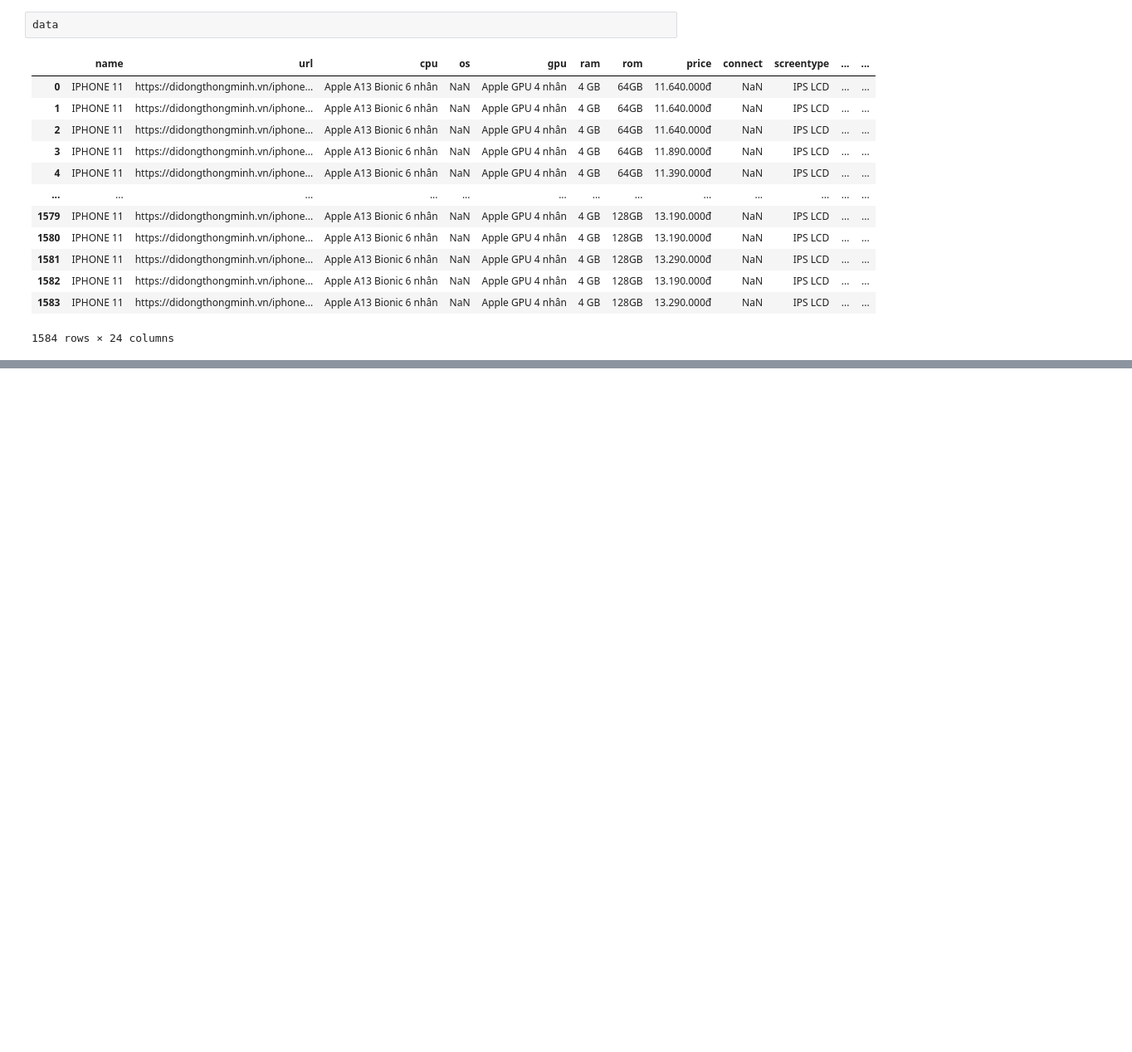
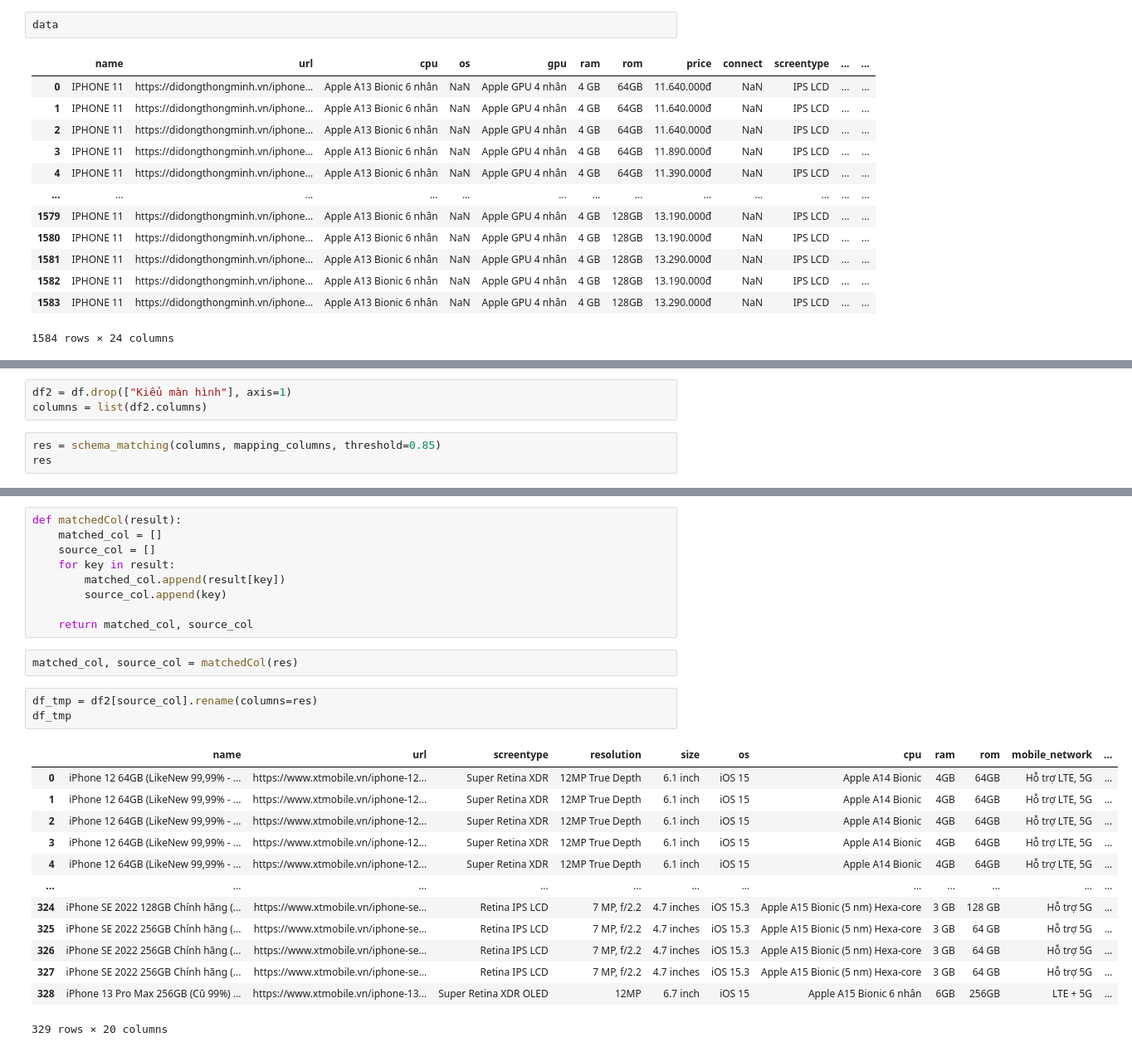
Before and after one commit to Thang-ND/Data-Integration-20212, a Jupyter notebook: SchemaMatching/schema_matching.ipynb, the cells around one changed output, grey strips where cells are left out. Shown at 83% size. Saved outputs shown, nothing was run; the diff lists cells and outputs as text; blank space fills up the shorter version.

```diff
--- a/SchemaMatching/schema_matching.ipynb
+++ b/SchemaMatching/schema_matching.ipynb
@@ -243,0 +282,6 @@ data
+# %%
+df2 = df.drop(["Kiểu màn hình"], axis=1)
+columns = list(df2.columns)
+# %%
+res = schema_matching(columns, mapping_columns, threshold=0.85)
+res
@@ -243,0 +326,28 @@ data
+# %%
+def matchedCol(result):
+    matched_col = []
+    source_col = []
+    for key in result:
+        matched_col.append(result[key])
+        source_col.append(key)
+
+    return matched_col, source_col
+# %%
+matched_col, source_col = matchedCol(res)
+# %%
+df_tmp = df2[source_col].rename(columns=res)
+df_tmp
+# %% [output]
+|  | name | url | screentype | resolution | size | os | cpu | ram | rom | mobile_network | ... |
+| 0 | iPhone 12 64GB (LikeNew 99,99% - ... | https://www.xtmobile.vn/iphone-12... | Super Retina XDR | 12MP True Depth | 6.1 inch | iOS 15 | Apple A14 Bionic | 4GB | 64GB | Hỗ trợ LTE, 5G | ... |
+| 1 | iPhone 12 64GB (LikeNew 99,99% - ... | https://www.xtmobile.vn/iphone-12... | Super Retina XDR | 12MP True Depth | 6.1 inch | iOS 15 | Apple A14 Bionic | 4GB | 64GB | Hỗ trợ LTE, 5G | ... |
+| 2 | iPhone 12 64GB (LikeNew 99,99% - ... | https://www.xtmobile.vn/iphone-12... | Super Retina XDR | 12MP True Depth | 6.1 inch | iOS 15 | Apple A14 Bionic | 4GB | 64GB | Hỗ trợ LTE, 5G | ... |
+| 3 | iPhone 12 64GB (LikeNew 99,99% - ... | https://www.xtmobile.vn/iphone-12... | Super Retina XDR | 12MP True Depth | 6.1 inch | iOS 15 | Apple A14 Bionic | 4GB | 64GB | Hỗ trợ LTE, 5G | ... |
+| 4 | iPhone 12 64GB (LikeNew 99,99% - ... | https://www.xtmobile.vn/iphone-12... | Super Retina XDR | 12MP True Depth | 6.1 inch | iOS 15 | Apple A14 Bionic | 4GB | 64GB | Hỗ trợ LTE, 5G | ... |
+| ... | ... | ... | ... | ... | ... | ... | ... | ... | ... | ... | ... |
+| 324 | iPhone SE 2022 128GB Chính hãng (... | https://www.xtmobile.vn/iphone-se... | Retina IPS LCD | 7 MP, f/2.2 | 4.7 inches | iOS 15.3 | Apple A15 Bionic (5 nm) Hexa-core | 3 GB | 128 GB | Hỗ trợ 5G | ... |
+| 325 | iPhone SE 2022 256GB Chính hãng (... | https://www.xtmobile.vn/iphone-se... | Retina IPS LCD | 7 MP, f/2.2 | 4.7 inches | iOS 15.3 | Apple A15 Bionic (5 nm) Hexa-core | 3 GB | 64 GB | Hỗ trợ 5G | ... |
+| 326 | iPhone SE 2022 256GB Chính hãng (... | https://www.xtmobile.vn/iphone-se... | Retina IPS LCD | 7 MP, f/2.2 | 4.7 inches | iOS 15.3 | Apple A15 Bionic (5 nm) Hexa-core | 3 GB | 64 GB | Hỗ trợ 5G | ... |
+| 327 | iPhone SE 2022 256GB Chính hãng (... | https://www.xtmobile.vn/iphone-se... | Retina IPS LCD | 7 MP, f/2.2 | 4.7 inches | iOS 15.3 | Apple A15 Bionic (5 nm) Hexa-core | 3 GB | 64 GB | Hỗ trợ 5G | ... |
+| 328 | iPhone 13 Pro Max 256GB (Cũ 99%) ... | https://www.xtmobile.vn/iphone-13... | Super Retina XDR OLED | 12MP | 6.7 inch | iOS 15 | Apple A15 Bionic 6 nhân | 6GB | 256GB | LTE + 5G | ... |
+329 rows × 20 columns
```
Also changed, not shown: parts of 19 cells of this notebook, 36 other files.
